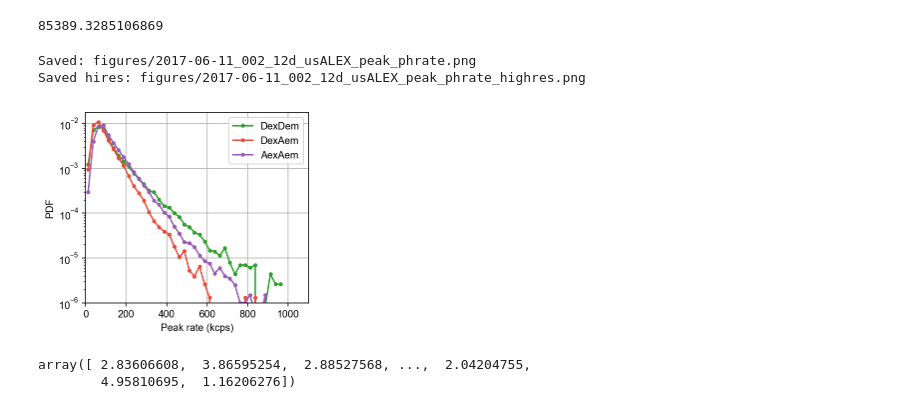
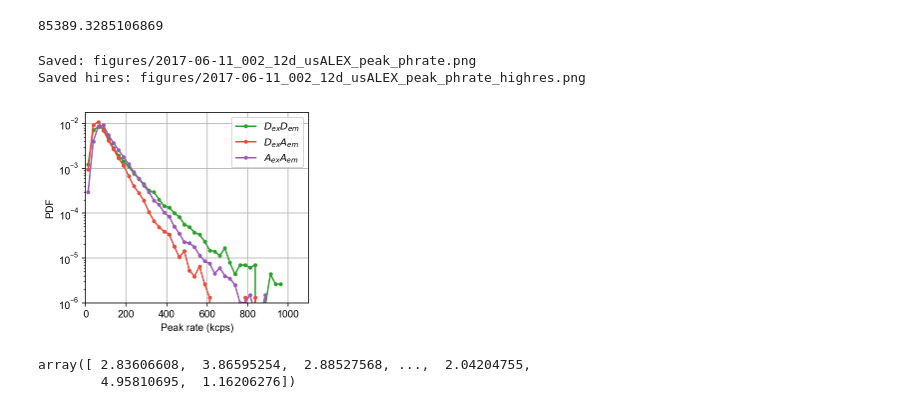
Before and after one commit to tritemio/48-spot-smFRET-PAX-analysis, a Jupyter notebook: us-ALEX_analysis-2017-06-11_002_12d.ipynb, the cells around one changed output. Drawn from its saved outputs; the diff is of its cells as text; code cells hidden in the pictures.

Commit message:
Fix legend labels for photon-streams and highres file names

```diff
--- a/us-ALEX_analysis-2017-06-11_002_12d.ipynb
+++ b/us-ALEX_analysis-2017-06-11_002_12d.ipynb
@@ -191,19 +191,19 @@ float(phr_dd.loc[phr_dd[0]>100e3].mean() - 100e3)
 # %%
 fig, ax = plt.subplots(figsize=(4, 3.5))
 bins = (0, 1000, 25)
 for stream, color in zip(streams, colors):
     hist_burst_phrate(phrates[stream+'B'], bins=bins, plot_style=dict(color=color, ms=3, label=stream))
 plt.xlim(0, 1100)
 plt.ylim(1e-6)
 plt.title(d.name)
-plt.legend()
+plt.legend(['$D_{ex}D_{em}$', '$D_{ex}A_{em}$', '$A_{ex}A_{em}$'])
 plt.grid()
 plt.title('')
 savefig('usALEX_peak_phrate', label=mlabel_alex)
 # %% [output]
 Saved: figures/2017-06-11_002_12d_usALEX_peak_phrate.png
 Saved hires: figures/2017-06-11_002_12d_usALEX_peak_phrate_highres.png
-[figure, old version]
+[figure, new version]
 # %%
 d.burst_sizes_ich()
 # %% [output]
```
Also changed, not shown: parts of 2 cells of this notebook, 2 other files.
